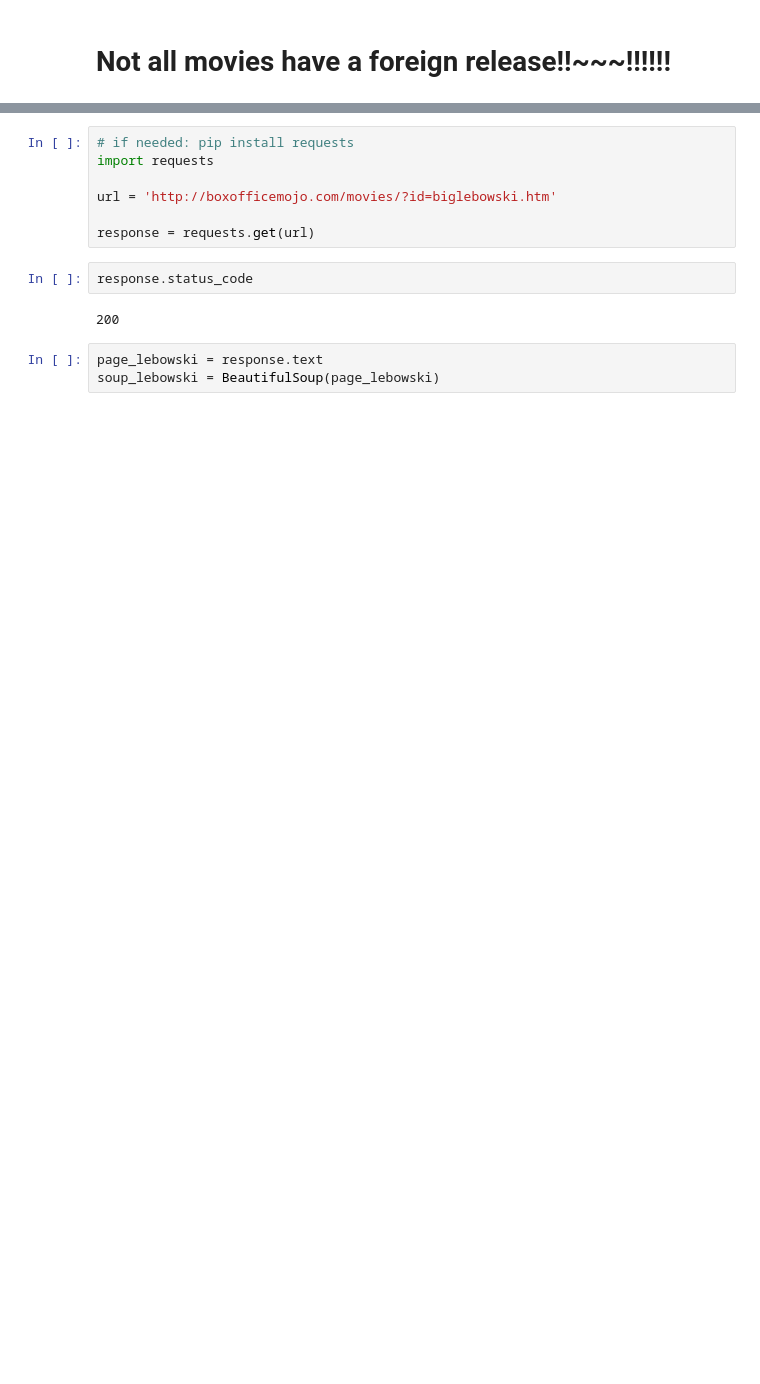
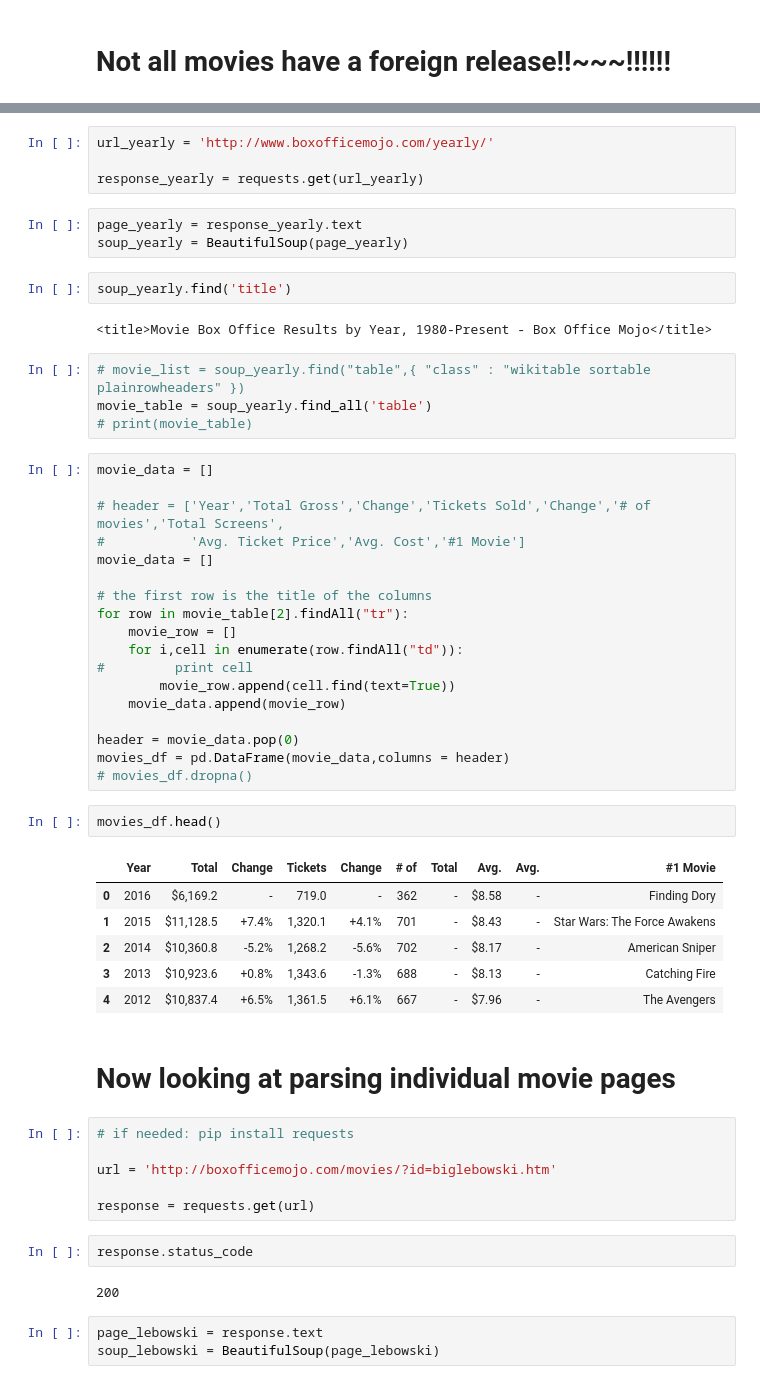
Before and after one commit to wccosby/Project_Luther, a Jupyter notebook: scraping_2.ipynb, the cells around one changed output, grey strips where cells are left out. Cells and saved outputs as stored; diff of their text form; blank space fills up the shorter version.

```diff
--- a/scraping_2.ipynb
+++ b/scraping_2.ipynb
@@ -10,6 +69,49 @@ from bs4 import BeautifulSoup
+# %%
+url_yearly = 'http://www.boxofficemojo.com/yearly/'
+
+response_yearly = requests.get(url_yearly)
+# %%
+page_yearly = response_yearly.text
+soup_yearly = BeautifulSoup(page_yearly)
+# %%
+soup_yearly.find('title')
+# %% [output]
+<title>Movie Box Office Results by Year, 1980-Present - Box Office Mojo</title>
+# %%
+# movie_list = soup_yearly.find("table",{ "class" : "wikitable sortable plainrowheaders" })
+movie_table = soup_yearly.find_all('table')
+# print(movie_table)
+# %%
+movie_data = []
+
+# header = ['Year','Total Gross','Change','Tickets Sold','Change','# of movies','Total Screens',
+#           'Avg. Ticket Price','Avg. Cost','#1 Movie']
+movie_data = []
+
+# the first row is the title of the columns
+for row in movie_table[2].findAll("tr"):
+    movie_row = []
+    for i,cell in enumerate(row.findAll("td")):
+#         print cell
+        movie_row.append(cell.find(text=True))
+    movie_data.append(movie_row)
+
+header = movie_data.pop(0)
+movies_df = pd.DataFrame(movie_data,columns = header)
+# movies_df.dropna()
+# %%
+movies_df.head()
+# %% [output]
+|  | Year | Total | Change | Tickets | Change | # of | Total | Avg. | Avg. | #1 Movie |
+| 0 | 2016 | $6,169.2 | - | 719.0 | - | 362 | - | $8.58 | - | Finding Dory |
+| 1 | 2015 | $11,128.5 | +7.4% | 1,320.1 | +4.1% | 701 | - | $8.43 | - | Star Wars: The Force Awakens |
+| 2 | 2014 | $10,360.8 | -5.2% | 1,268.2 | -5.6% | 702 | - | $8.17 | - | American Sniper |
+| 3 | 2013 | $10,923.6 | +0.8% | 1,343.6 | -1.3% | 688 | - | $8.13 | - | Catching Fire |
+| 4 | 2012 | $10,837.4 | +6.5% | 1,361.5 | +6.1% | 667 | - | $7.96 | - | The Avengers |
+# %% [markdown]
+# Now looking at parsing individual movie pages
 # %%
 # if needed: pip install requests
-import requests
 
 url = 'http://boxofficemojo.com/movies/?id=biglebowski.htm'
 
```
Also changed, not shown: parts of 17 cells of this notebook, 1 other file.
